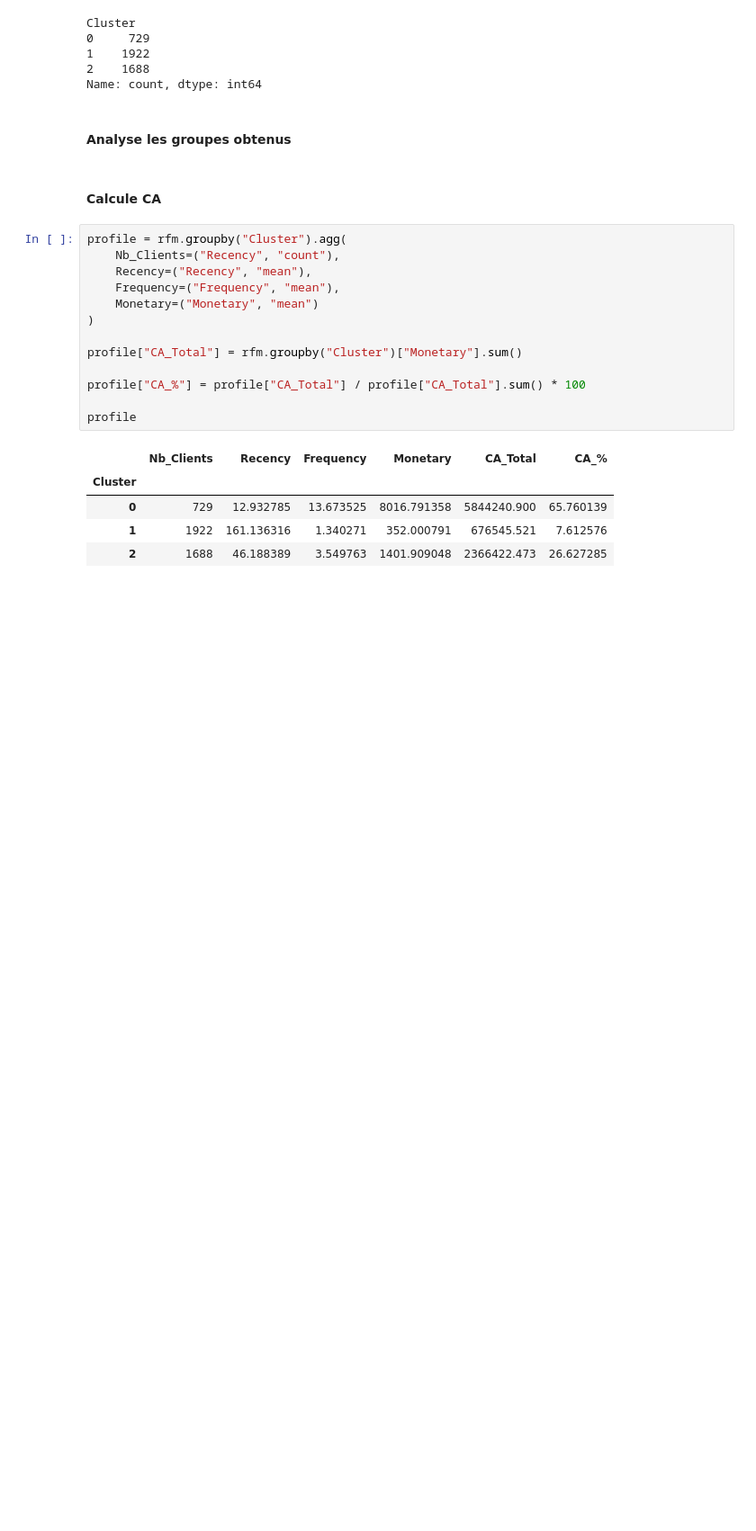
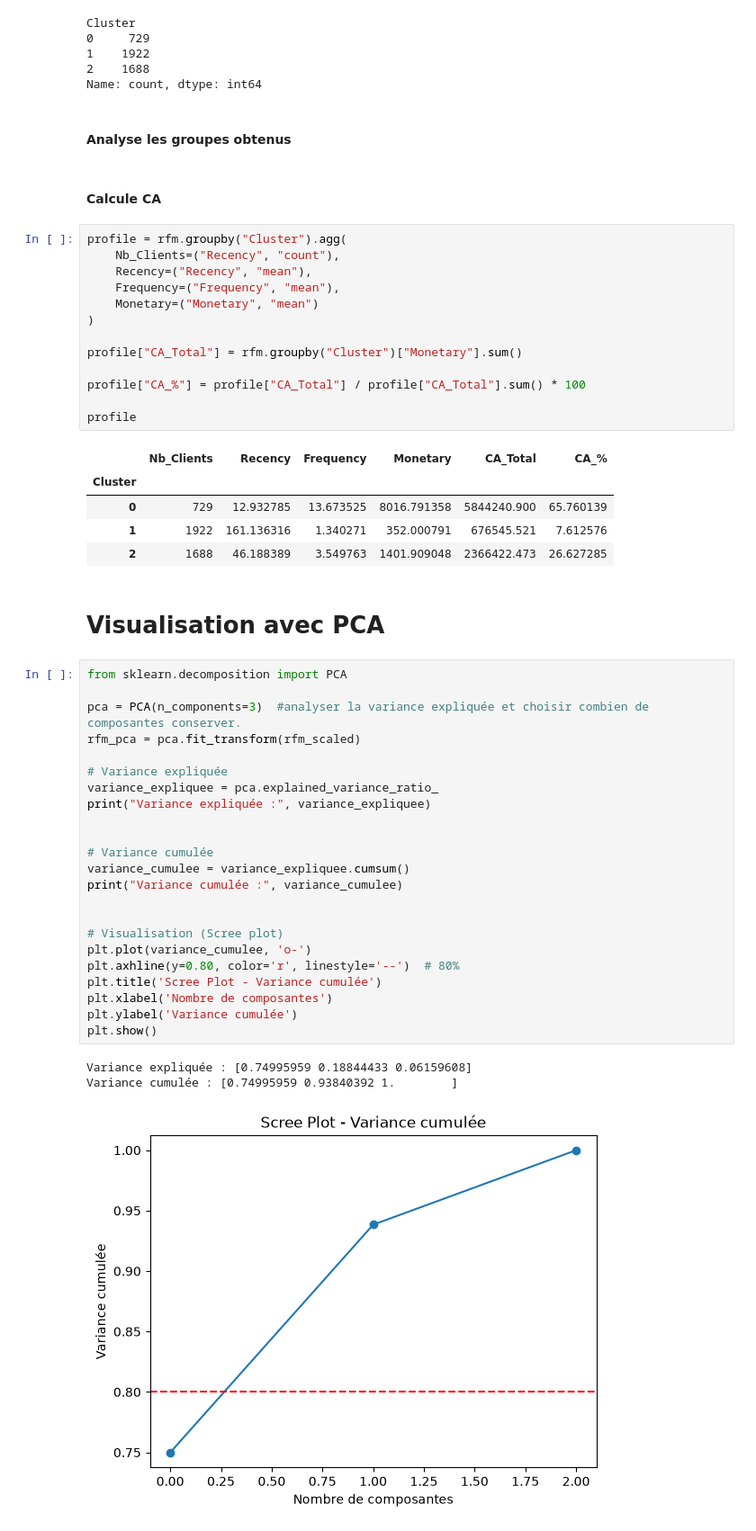
Before and after one commit to MounaSaiss/Segmentation-et-Pr-diction-Client-par-l-IA, a Jupyter notebook: notebooks/Segmentation_Client.ipynb, the cells around one changed output. Shown at 90% size. Saved outputs shown, nothing was run; the diff lists cells and outputs as text; blank space fills up the shorter version.

```diff
--- a/notebooks/Segmentation_Client.ipynb
+++ b/notebooks/Segmentation_Client.ipynb
@@ -745,3 +745,32 @@ profile
 | 0 | 729 | 12.932785 | 13.673525 | 8016.791358 | 5844240.900 | 65.760139 |
 | 1 | 1922 | 161.136316 | 1.340271 | 352.000791 | 676545.521 | 7.612576 |
 | 2 | 1688 | 46.188389 | 3.549763 | 1401.909048 | 2366422.473 | 26.627285 |
+# %% [markdown]
+# Visualisation avec PCA
+# %%
+from sklearn.decomposition import PCA
+
+pca = PCA(n_components=3)  #analyser la variance expliquée et choisir combien de composantes conserver.
+rfm_pca = pca.fit_transform(rfm_scaled)
+
+# Variance expliquée
+variance_expliquee = pca.explained_variance_ratio_
+print("Variance expliquée :", variance_expliquee)
+
+
+# Variance cumulée
+variance_cumulee = variance_expliquee.cumsum()
+print("Variance cumulée :", variance_cumulee)
+
+
+# Visualisation (Scree plot)
+plt.plot(variance_cumulee, 'o-')
+plt.axhline(y=0.80, color='r', linestyle='--')  # 80%
+plt.title('Scree Plot - Variance cumulée')
+plt.xlabel('Nombre de composantes')
+plt.ylabel('Variance cumulée')
+plt.show()
+# %% [output]
+Variance expliquée : [0.74995959 0.18844433 0.06159608]
+Variance cumulée : [0.74995959 0.93840392 1.        ]
+[figure, added]
```
Also changed, not shown: parts of 10 cells of this notebook.
